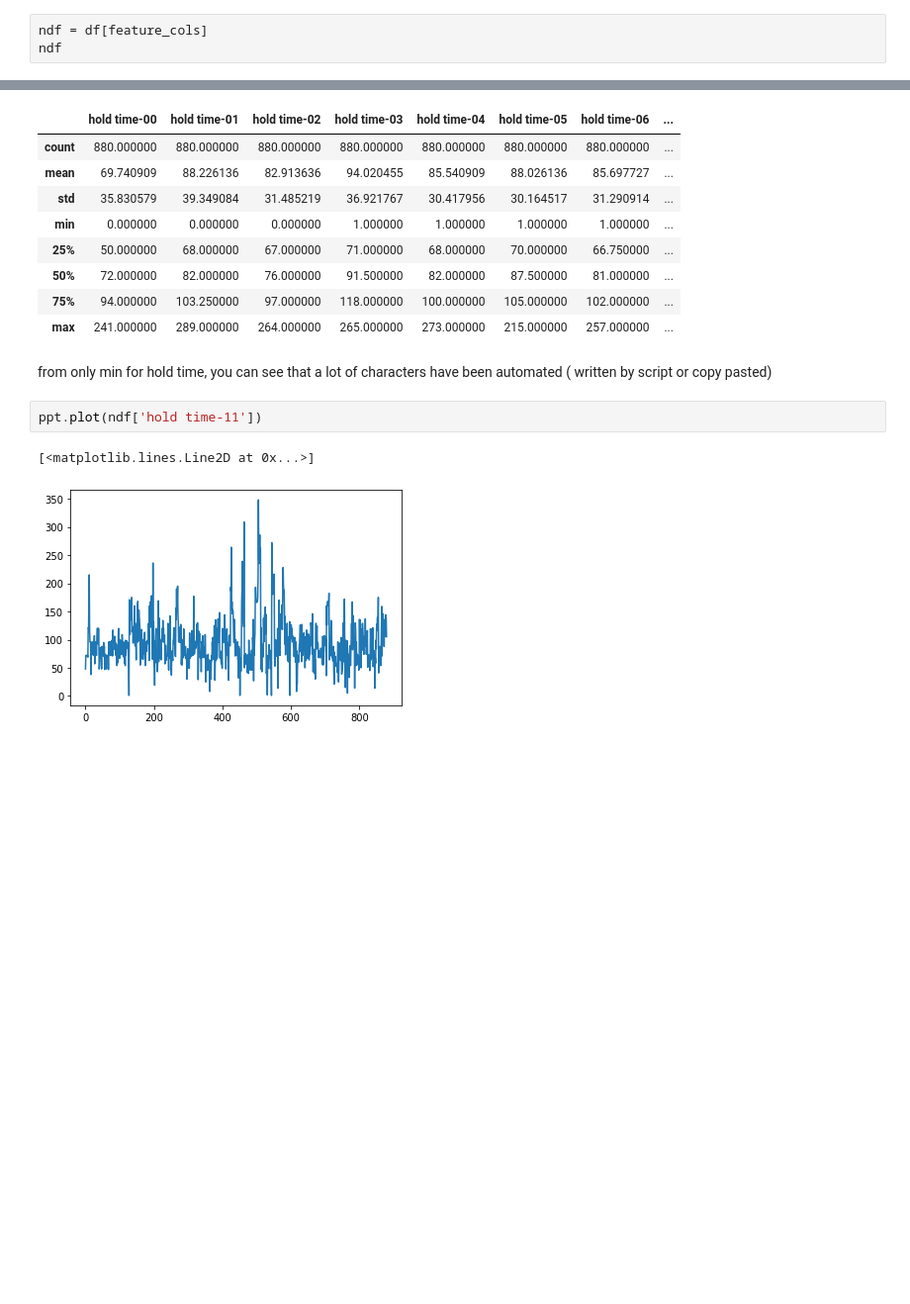
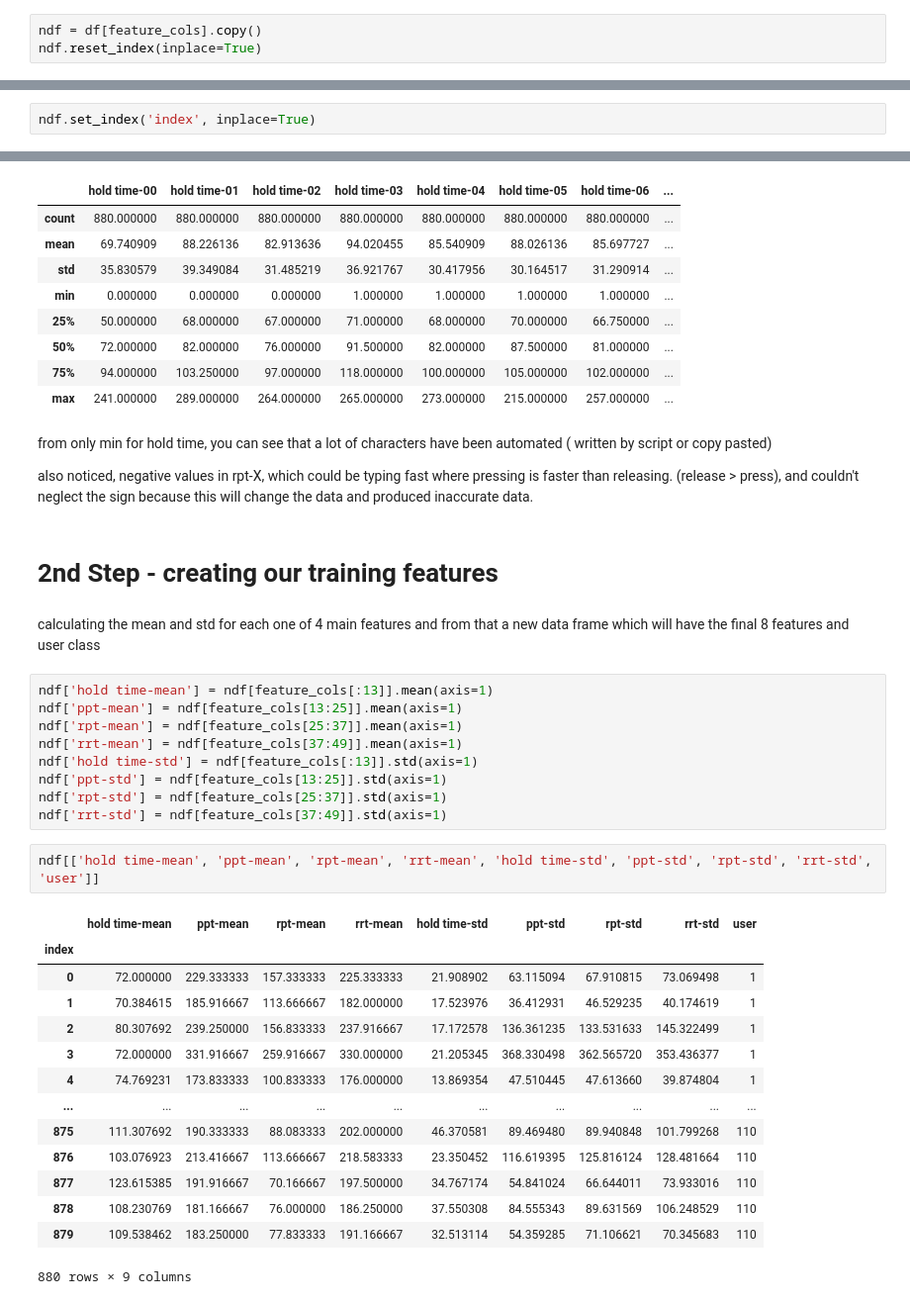
Before and after one commit to Muhammad1nabil/ThreatFabric-tech-challenge, a Jupyter notebook: Part 1 - Building Model.ipynb, the cells around one changed output, grey strips where cells are left out. Shown: that part at 99% size. Saved outputs shown, nothing was run; the diff lists cells and outputs as text; blank space fills up the shorter version.

```diff
--- a/Part 1 - Building Model.ipynb
+++ b/Part 1 - Building Model.ipynb
@@ -102,3 +129,3 @@ and lets create a new df which has those new columns and analysis what we have n
 # %%
-ndf = df[feature_cols]
-ndf
+ndf = df[feature_cols].copy()
+ndf.reset_index(inplace=True)
@@ -119,3 +132,5 @@ ndf
+# %%
+ndf.set_index('index', inplace=True)
 # %%
 ndf.describe()
 # %% [output]
@@ -130,8 +145,35 @@ ndf.describe()
 | max | 241.000000 | 289.000000 | 264.000000 | 265.000000 | 273.000000 | 215.000000 | 257.000000 | ... |
 # %% [markdown]
 from only min for hold time, you can see that a lot of characters have been automated ( written by script or copy pasted)
+
+also noticed, negative values in rpt-X, which could be typing fast where pressing is faster than releasing. (release > press), and couldn't neglect the sign because this will change the data and produced inaccurate data.
-# %%
-ppt.plot(ndf['hold time-11'])
-# %% [output]
-[<matplotlib.lines.Line2D at 0x...>]
-[figure, removed]
+# %% [markdown]
+# 2nd Step - creating our training features
+# %% [markdown]
+calculating the mean and std for each one of 4 main features and from that a new data frame which will have the final 8 features and user class
+# %%
+ndf['hold time-mean'] = ndf[feature_cols[:13]].mean(axis=1)
+ndf['ppt-mean'] = ndf[feature_cols[13:25]].mean(axis=1)
+ndf['rpt-mean'] = ndf[feature_cols[25:37]].mean(axis=1)
+ndf['rrt-mean'] = ndf[feature_cols[37:49]].mean(axis=1)
+ndf['hold time-std'] = ndf[feature_cols[:13]].std(axis=1)
+ndf['ppt-std'] = ndf[feature_cols[13:25]].std(axis=1)
+ndf['rpt-std'] = ndf[feature_cols[25:37]].std(axis=1)
+ndf['rrt-std'] = ndf[feature_cols[37:49]].std(axis=1)
+# %%
+ndf[['hold time-mean', 'ppt-mean', 'rpt-mean', 'rrt-mean', 'hold time-std', 'ppt-std', 'rpt-std', 'rrt-std', 'user']]
+# %% [output]
+|  | hold time-mean | ppt-mean | rpt-mean | rrt-mean | hold time-std | ppt-std | rpt-std | rrt-std | user |
+| index |  |  |  |  |  |  |  |  |  |
+| 0 | 72.000000 | 229.333333 | 157.333333 | 225.333333 | 21.908902 | 63.115094 | 67.910815 | 73.069498 | 1 |
+| 1 | 70.384615 | 185.916667 | 113.666667 | 182.000000 | 17.523976 | 36.412931 | 46.529235 | 40.174619 | 1 |
+| 2 | 80.307692 | 239.250000 | 156.833333 | 237.916667 | 17.172578 | 136.361235 | 133.531633 | 145.322499 | 1 |
+| 3 | 72.000000 | 331.916667 | 259.916667 | 330.000000 | 21.205345 | 368.330498 | 362.565720 | 353.436377 | 1 |
+| 4 | 74.769231 | 173.833333 | 100.833333 | 176.000000 | 13.869354 | 47.510445 | 47.613660 | 39.874804 | 1 |
+| ... | ... | ... | ... | ... | ... | ... | ... | ... | ... |
+| 875 | 111.307692 | 190.333333 | 88.083333 | 202.000000 | 46.370581 | 89.469480 | 89.940848 | 101.799268 | 110 |
+| 876 | 103.076923 | 213.416667 | 113.666667 | 218.583333 | 23.350452 | 116.619395 | 125.816124 | 128.481664 | 110 |
+| 877 | 123.615385 | 191.916667 | 70.166667 | 197.500000 | 34.767174 | 54.841024 | 66.644011 | 73.933016 | 110 |
+| 878 | 108.230769 | 181.166667 | 76.000000 | 186.250000 | 37.550308 | 84.555343 | 89.631569 | 106.248529 | 110 |
+| 879 | 109.538462 | 183.250000 | 77.833333 | 191.166667 | 32.513114 | 54.359285 | 71.106621 | 70.345683 | 110 |
+880 rows × 9 columns
```
Also changed, not shown: parts of 17 cells of this notebook, 4 other files.
